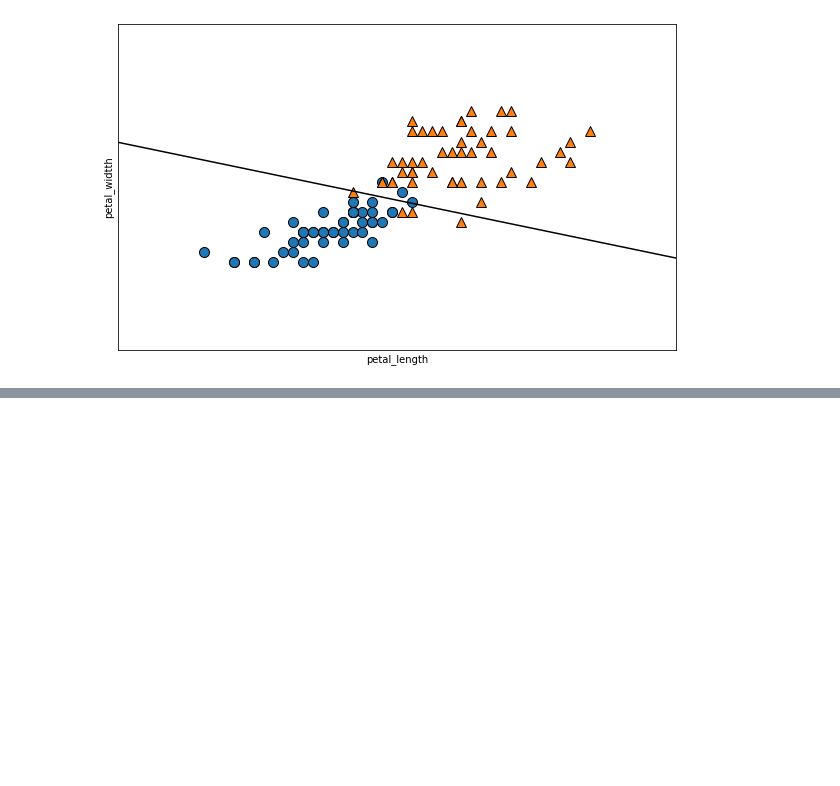
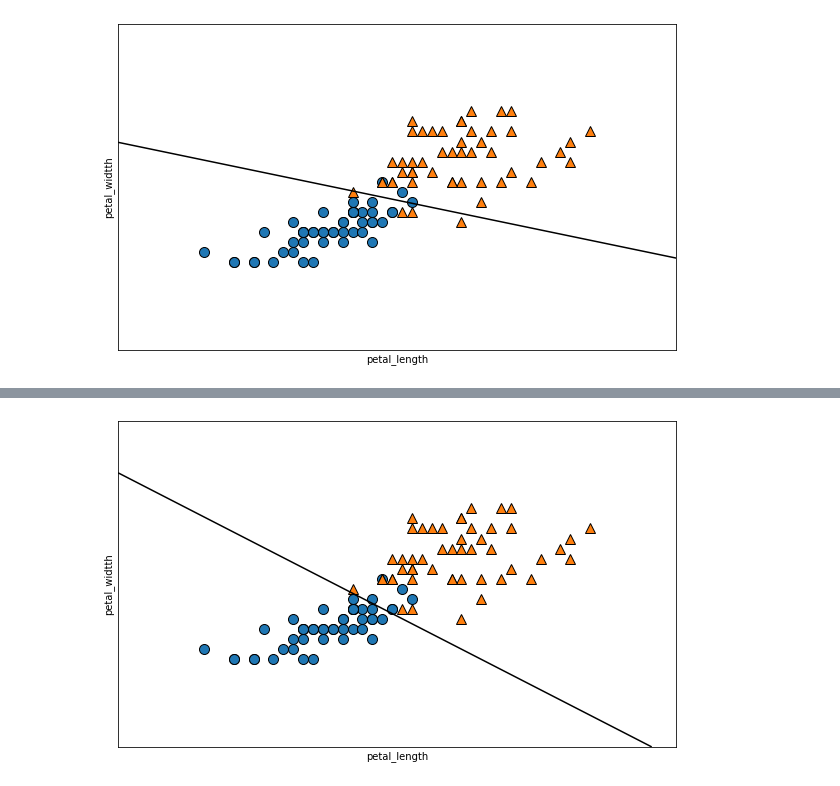
Before and after one commit to rkti498/e_shikaku, a Jupyter notebook: サポートベクター自学用.ipynb, the cells around one changed output, grey strips where cells are left out. Drawn from its saved outputs; the diff is of its cells as text; code cells hidden in the pictures; blank space fills up the shorter version.

```diff
--- a/サポートベクター自学用.ipynb
+++ b/サポートベクター自学用.ipynb
@@ -82,0 +94,7 @@ plot_separator(model)
+# %%
+# C=100
+
+model_100 = LinearSVC(C=100).fit(X_train, y_train)
+plot_separator(model_100 )
+# %% [output]
+[figure, added]
```
Also changed, not shown: parts of 8 cells of this notebook.
